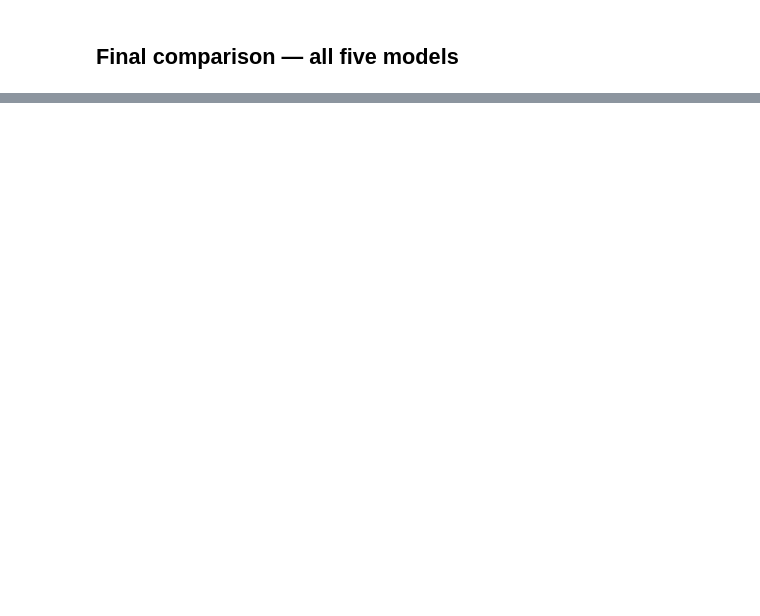
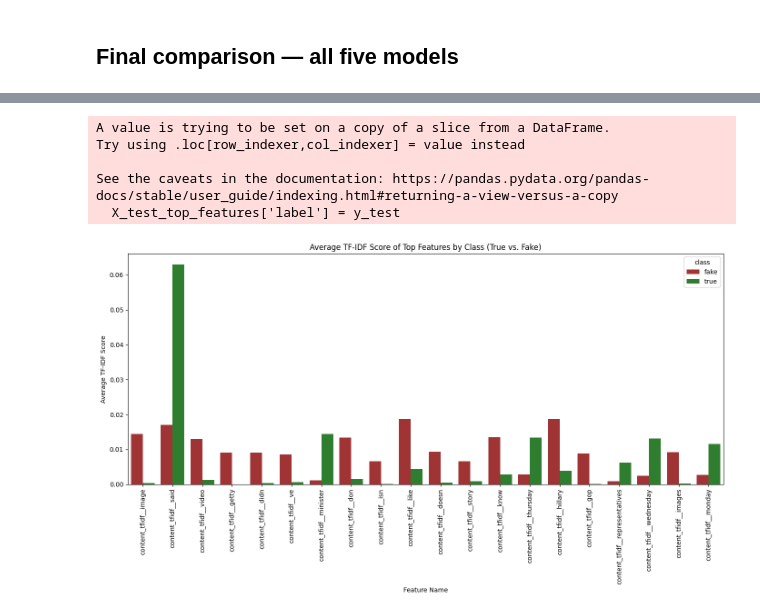
Before and after one commit to ashok-bisht/Context-Aware_Misinformation_Detection_ML_and_Gen_AI, a Jupyter notebook: notebooks/2.0-classical-ml-tfidf.ipynb.ipynb, the cells around one changed output, grey strips where cells are left out. Cells and saved outputs as stored; diff of their text form; code cells hidden in the pictures; blank space fills up the shorter version.

```diff
--- a/notebooks/2.0-classical-ml-tfidf.ipynb.ipynb
+++ b/notebooks/2.0-classical-ml-tfidf.ipynb.ipynb
@@ -101,6 +111,6 @@ print(f"After dedup: {X.shape}")
 # %%
 idx_train, idx_test, y_train, y_test = train_test_split(
-    np.arange(X.shape[0]), y, test_size=0.2, random_state=RANDOM_STATE, stratify=y
+    np.arange(X.shape[0]), y, test_size=0.3, random_state=RANDOM_STATE, stratify=y
 )
 X_train, X_test = X[idx_train], X[idx_test]
 print(f"Train: {X_train.shape}, Test: {X_test.shape}")
@@ -300,0 +488,18 @@ this matrix, I can run that stage too.
+# %%
+importances_rf = rf_metrics['feature_importances']
+importances_xgb = xgb_metrics['feature_importances']
+
+# Combine and sort feature importances (take average if a feature appears in both)
+combined_importances = {}
+for k, v in importances_rf.items():
+    combined_importances[k] = combined_importances.get(k, 0) + v
+for k, v in importances_xgb.items():
+    combined_importances[k] = combined_importances.get(k, 0) + v
+
+sorted_importances = sorted(combined_importances.items(), key=lambda item: item[1], reverse=True)
+
+print("Top 20 Combined Most Important Features:")
+for feature, score in sorted_importances[:20]:
+    print(f"  {feature:<40} {score:.4f}")
+
+top_features = [f[0] for f in sorted_importances[:20]]
@@ -300,0 +528,34 @@ this matrix, I can run that stage too.
+# %%
+import matplotlib.pyplot as plt
+import seaborn as sns
+
+# Create a DataFrame for easier manipulation
+X_test_df = pd.DataFrame(X_test.toarray(), columns=feature_names)
+
+# Filter for top features
+X_test_top_features = X_test_df[top_features]
+X_test_top_features['label'] = y_test
+
+# Calculate mean TF-IDF for each class
+mean_tfidf_by_class = X_test_top_features.groupby('label')[top_features].mean()
+
+# Prepare data for plotting
+plot_data = mean_tfidf_by_class.T.reset_index()
+plot_data.columns = ['feature', 'fake', 'true'] # Assuming 0 is fake, 1 is true
+plot_data_melted = plot_data.melt(id_vars='feature', var_name='class', value_name='mean_tfidf')
+
+plt.figure(figsize=(14, 8))
+sns.barplot(x='feature', y='mean_tfidf', hue='class', data=plot_data_melted, palette={'true': 'forestgreen', 'fake': 'firebrick'})
+plt.xticks(rotation=90)
+plt.title('Average TF-IDF Score of Top Features by Class (True vs. Fake)')
+plt.ylabel('Average TF-IDF Score')
+plt.xlabel('Feature Name')
+plt.tight_layout()
+plt.show()
+# %% [output]
+A value is trying to be set on a copy of a slice from a DataFrame.
+Try using .loc[row_indexer,col_indexer] = value instead
+
+See the caveats in the documentation: https://pandas.pydata.org/pandas-docs/stable/user_guide/indexing.html#returning-a-view-versus-a-copy
+  X_test_top_features['label'] = y_test
+[figure, added]
```
Also changed, not shown: parts of 28 cells of this notebook.
